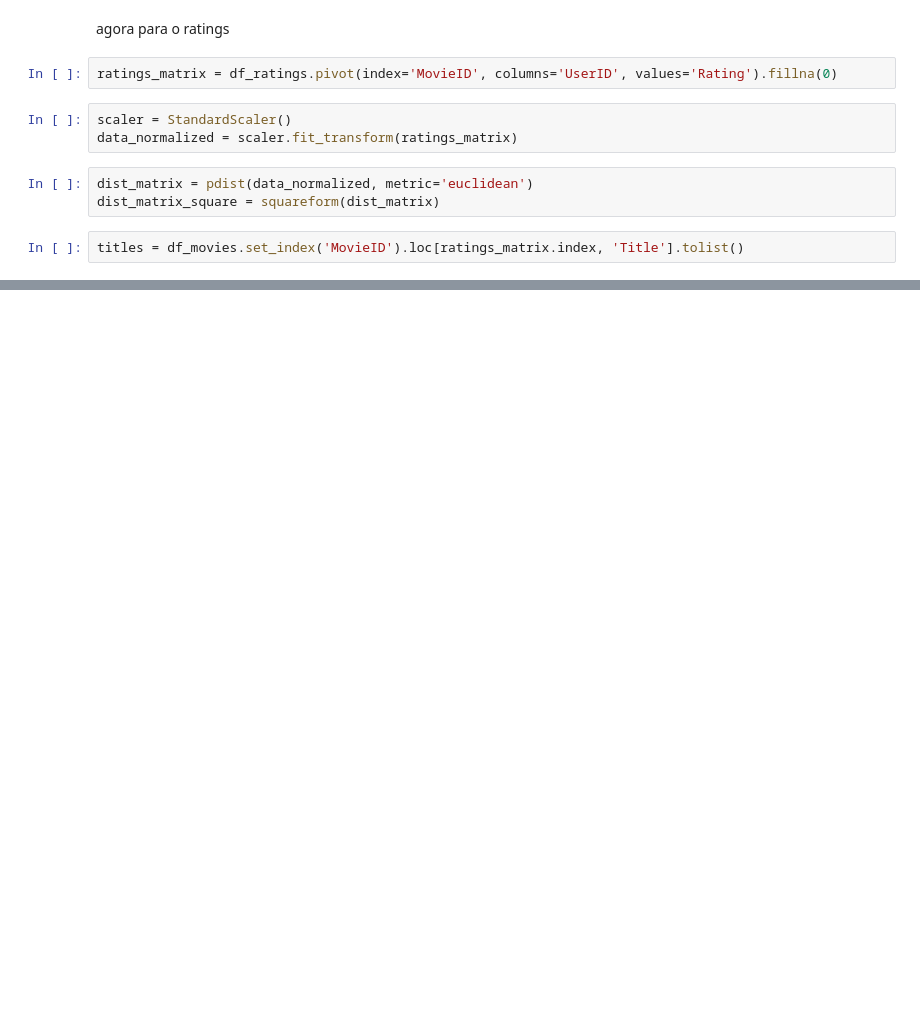
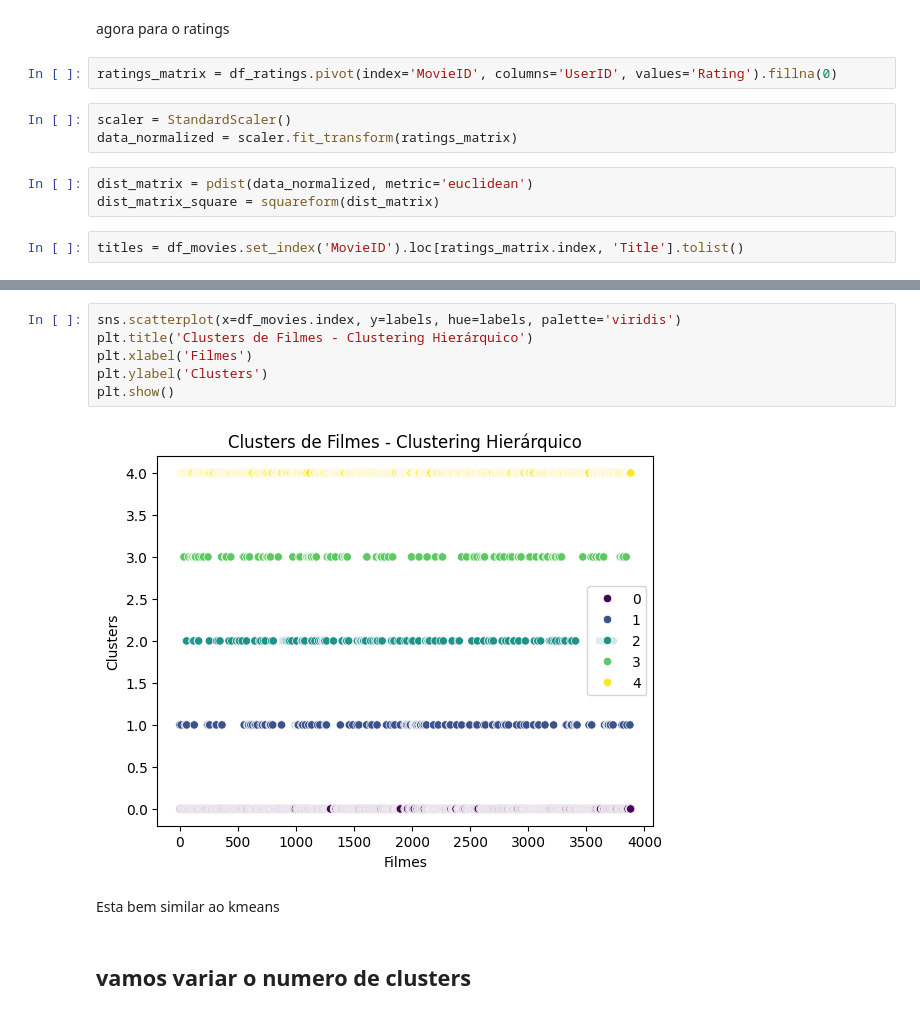
Before and after one commit to thiagomout/datamining, a Jupyter notebook: movie_cluster/movie_cluster.ipynb, the cells around one changed output, grey strips where cells are left out. Cells and saved outputs as stored; diff of their text form; blank space fills up the shorter version.

```diff
--- a/movie_cluster/movie_cluster.ipynb
+++ b/movie_cluster/movie_cluster.ipynb
@@ -377,0 +415,12 @@ plt.show()
+# %%
+sns.scatterplot(x=df_movies.index, y=labels, hue=labels, palette='viridis')
+plt.title('Clusters de Filmes - Clustering Hierárquico')
+plt.xlabel('Filmes')
+plt.ylabel('Clusters')
+plt.show()
+# %% [output]
+[figure, added]
+# %% [markdown]
+Esta bem similar ao kmeans
+# %% [markdown]
+## vamos variar o numero de clusters
```
Also changed, not shown: parts of 42 cells of this notebook.
